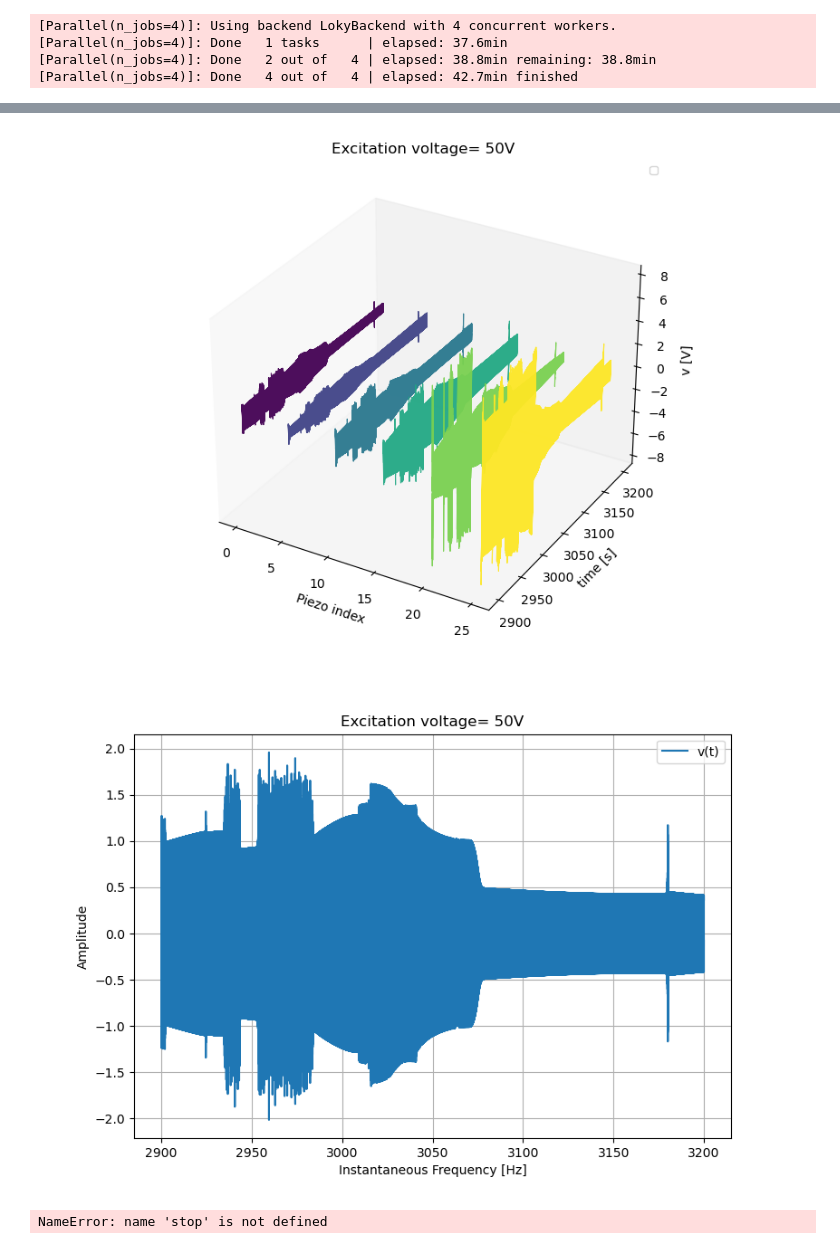
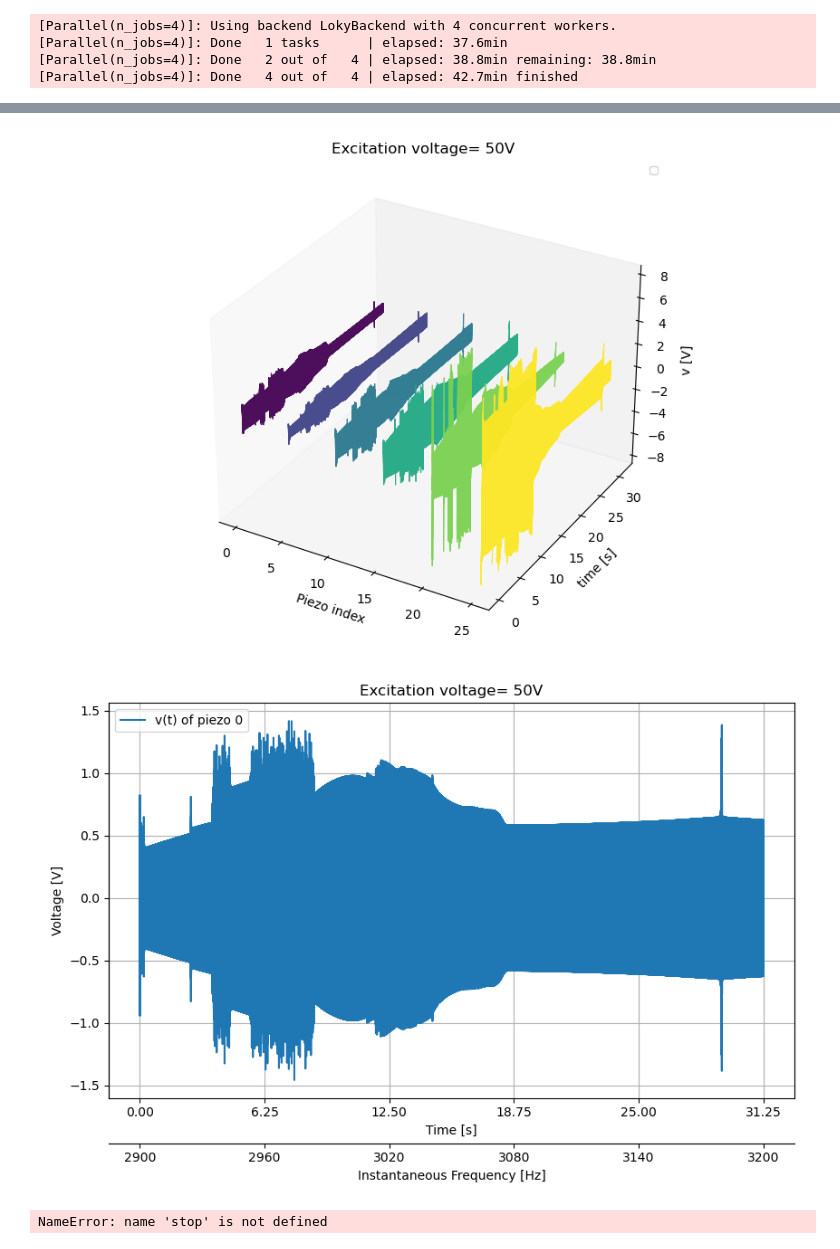
Before and after one commit to nimaet/Modeling, a Jupyter notebook: tasks/Chaotic_band/duffing_ROM.ipynb, the cells around one changed output, grey strips where cells are left out. Drawn from its saved outputs; the diff is of its cells as text; code cells hidden in the pictures.

```diff
--- a/tasks/Chaotic_band/duffing_ROM.ipynb
+++ b/tasks/Chaotic_band/duffing_ROM.ipynb
@@ -304,7 +358,8 @@ f0 = 2900
 f = 3200
 for i, (idx, z, v) in enumerate(zip(indices,r["z"][indices,:], r["v"][indices,:])):
     f_inst_theory = f0 + (f - f0) * r['t'] / r['t'][-1]
-    ax.plot(np.ones_like(z)*idx, f_inst_theory, v, color=colors[i], lw=0.8, alpha=0.95)
+    # ax.plot(np.ones_like(z)*idx, f_inst_theory, v, color=colors[i], lw=0.8, alpha=0.95)
+    ax.plot(np.ones_like(z)*idx, r['t'], v, color=colors[i], lw=0.8, alpha=0.95)
 
 ax.set_xlabel('Piezo index')
 ax.set_xticks(indices)
@@ -316,21 +371,35 @@ ax.legend(loc='best', fontsize=8, ncol=2)
 fig.tight_layout()
 plt.show()
 # %% [output]
-[figure, old version]
+[figure, new version]
 # %%
 ampidx = 3
-plt.figure(figsize=(8.5, 5.8))
+fig, ax = plt.subplots(figsize=(8.5, 5.8))
 r = results_amp[ampidx]
-# plt.plot(r["t"], r["z"][0,:], label='z(t)')
-plt.plot(f_inst_theory, r["v"][0,:], label='v(t)')
-plt.xlabel('Instantaneous Frequency [Hz]')
-plt.ylabel('Amplitude')
-plt.title(f'Excitation voltage= {amps[ampidx]:.0f}V')
-plt.legend()
-plt.grid(True)
+ax.plot(r["t"], r["v"][5, :], label='v(t) of piezo 0')
+ax.set_xlabel('Time [s]')
+ax.set_ylabel('Voltage [V]')
+ax.set_title(f'Excitation voltage= {amps[ampidx]:.0f}V')
+ax.grid(True)
+f0 = 2900
+f = 3200
+f_inst_theory = f0 + (f - f0) * r["t"] / r["t"][-1]
+ax_top = ax.twiny()
+ax_top.set_xlim(ax.get_xlim())
+t_ticks = np.linspace(r["t"][0], r["t"][-1], 6)
+ax.set_xticks(t_ticks)
+ax_top.set_xticks(t_ticks)
+ax_top.set_xticklabels([f'{f0 + (f - f0) * t / r["t"][-1]:.0f}' for t in t_ticks])
+ax_top.xaxis.set_ticks_position('bottom')
+ax_top.xaxis.set_label_position('bottom')
+ax_top.spines['bottom'].set_position(('outward', 36))
+ax_top.spines['top'].set_visible(False)
+ax_top.set_xlabel('Instantaneous Frequency [Hz]')
+ax.legend()
+fig.tight_layout()
 plt.show()
 # %% [output]
-[figure, old version]
+[figure, new version]
 # %%
 stop
 # %% [output]
```
Also changed, not shown: parts of 8 cells of this notebook, 8 other files.
